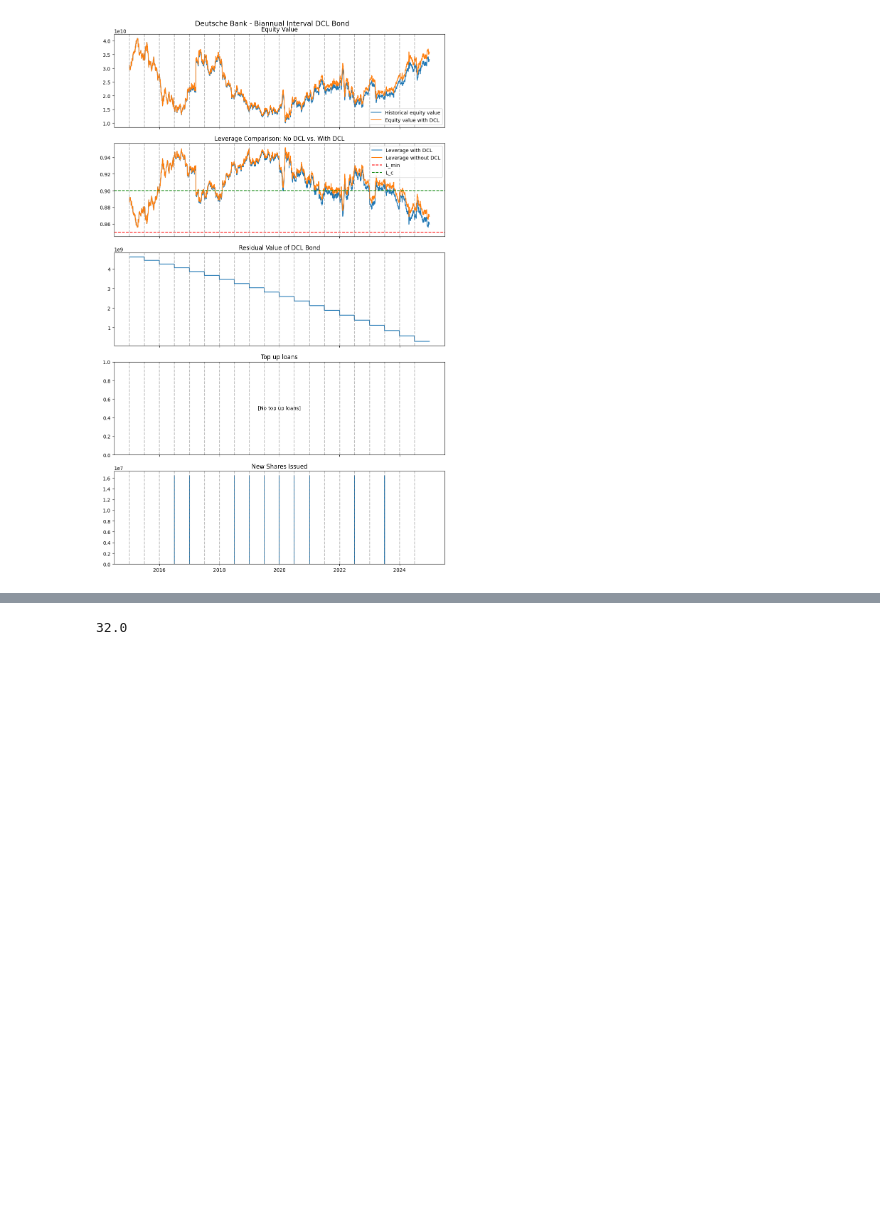
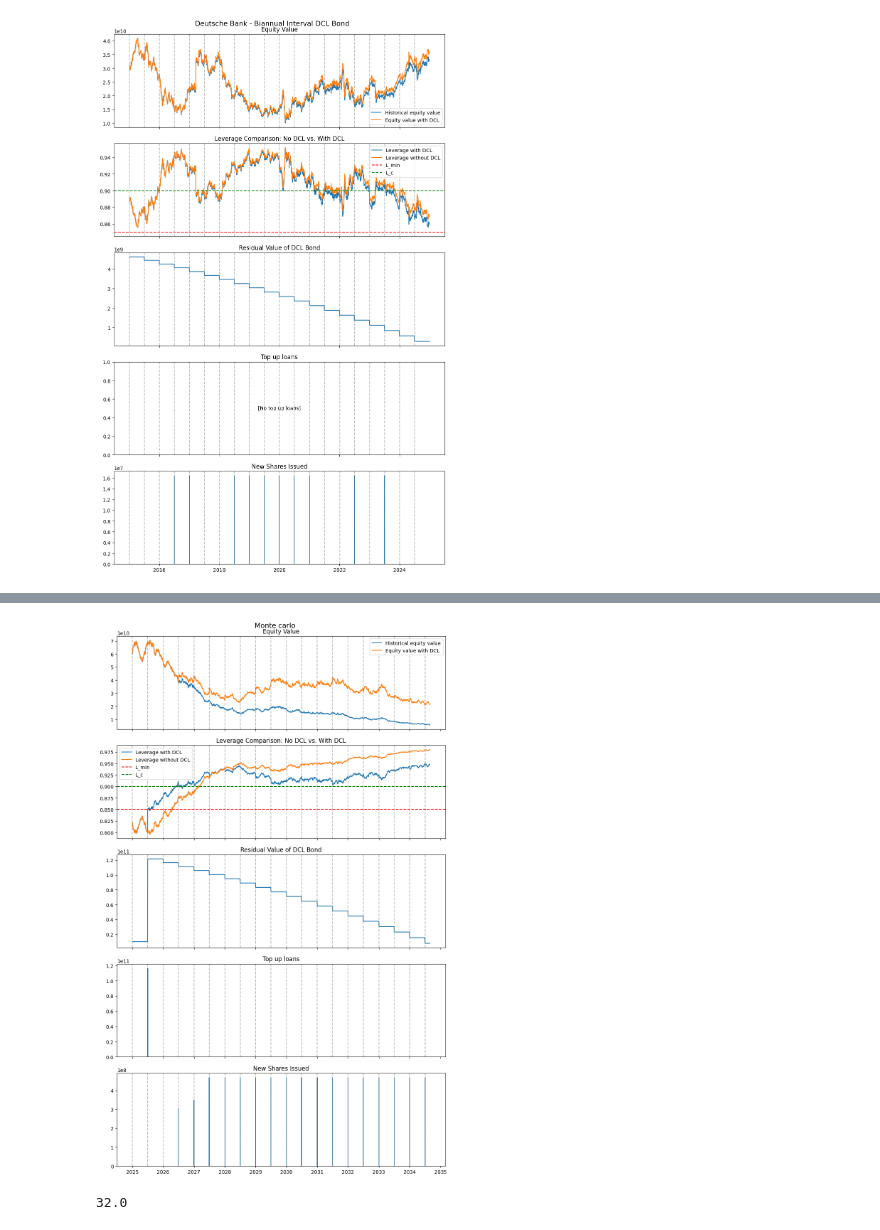
Before and after one commit to steinarb1234/DCL_coco_bond, a Jupyter notebook: simulations.ipynb, the cells around one changed output, grey strips where cells are left out. Drawn from its saved outputs; the diff is of its cells as text; code cells hidden in the pictures; blank space fills up the shorter version.

Commit message:
Added monte carlo sims

```diff
--- a/simulations.ipynb
+++ b/simulations.ipynb
@@ -788,31 +861,68 @@ def calculate_time_gained(dcl_bond: DCL_Bond, no_dcl_bond: DCL_Bond) -> float:
     dcl_k = dcl_bond.results['k'].max()
 
     # Get the last k value for the no DCL bond
     no_dcl_k = no_dcl_bond.results['k'].max()
 
     return (dcl_k - no_dcl_k) * dcl_bond.freq
 
 def calculate_time_gained_all(dcl_bonds: list[DCL_Bond], no_dcl_bond: DCL_Bond) -> None:
     """
     Calculate the time gained for different L_c values compared to no DCL scenario.
     """
 
     print("Time gained for different L_c values compared to no DCL scenario:")
     for dcl_bond in dcl_bonds:
         time_gained = calculate_time_gained(dcl_bond, no_dcl_bond)
         print(f"    {dcl_bond.name}: {time_gained:.2f} years")
         # print(f"    {dcl_bond.name}: {time_gained:.2f} years ({time_gained * 365:.0f} days)")
         # print(f"    {dcl_bond.name}: {time_gained:.2f} years ({time_gained * 365 * 24:.0f} hours)")
         # print(f"    {dcl_bond.name}: {time_gained:.2f} years ({time_gained * 365 * 24 * 60:.0f} minutes)")
         # print(f"    {dcl_bond.name}: {time_gained:.2f} years ({time_gained * 365 * 24 * 60 * 60:.0f} seconds)")
 
     print("Total time gained for different L_c values compared to no DCL scenario:")
     total_time_gained = sum([calculate_time_gained(dcl_bond, no_dcl_bond) for dcl_bond in dcl_bonds])
     print(f"    {total_time_gained:.2f} years")
 
+number_of_simulations = 200
+
+monte_carlo_dcls = [
+    [
+        # No DCL
+        DCL_Bond(
+            name       = "Credit Suisse - No DCL",
+            ticker_ric = "Monte Carlo",          # Reuters Intrument Code (RIC) for the ticker
+            monte_carlo_random_seed = i,
+            Q_init     = 1,                     # Initial value of DCL bonds
+            L_min      = cs_L_min,              # Minimum leverage ratio
+            L_c        = cs_L_c,                # Critical leverage ratio
+            S_p        = "initial share price", # Conversion price
+            r          = cs_r,                  # Risk free rate TODO: change to timeseries?
+            T_years    = 10,                    # Number of years to maturity for DCL bonds
+            freq       = 0,         # Frequency of interest payments and leverage considerations
+        ),
+
+        # With DCL
+        DCL_Bond(
+            name       = "Monte Carlo - Bi-annual",
+            ticker_ric = "Monte Carlo",          # Reuters Intrument Code (RIC) for the ticker
+            monte_carlo_random_seed = i,
+            Q_init     = cs_Q_init,             # Initial value of DCL bonds
+            L_min      = cs_L_min,              # Minimum leverage ratio
+            L_c        = cs_L_c,                # Critical leverage ratio
+            S_p        = "initial share price", # Conversion price
+            r          = cs_r,                  # Risk free rate TODO: change to timeseries?
+            T_years    = 10,                    # Number of years to maturity for DCL bonds
+            freq       = 2,            # Frequency of interest payments and leverage considerations
+        )
+    ]
+    for i in range(number_of_simulations)
+]
+
+plot_results(monte_carlo_dcls[0][0], monte_carlo_dcls[0][1], "Monte carlo")
 
 time_gained = calculate_time_gained(cs_dcl_biannual, cs_no_dcl)
 
 print(time_gained)
 # %% [output]
+[figure, added]
 32.0
```
Also changed, not shown: parts of 7 cells of this notebook, 25 other files.
